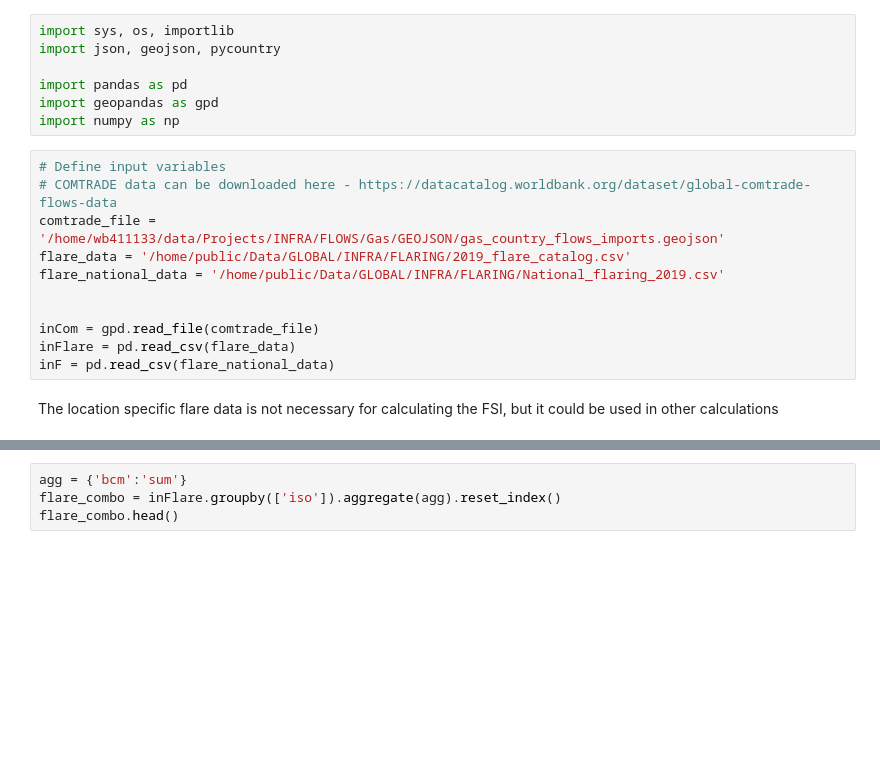
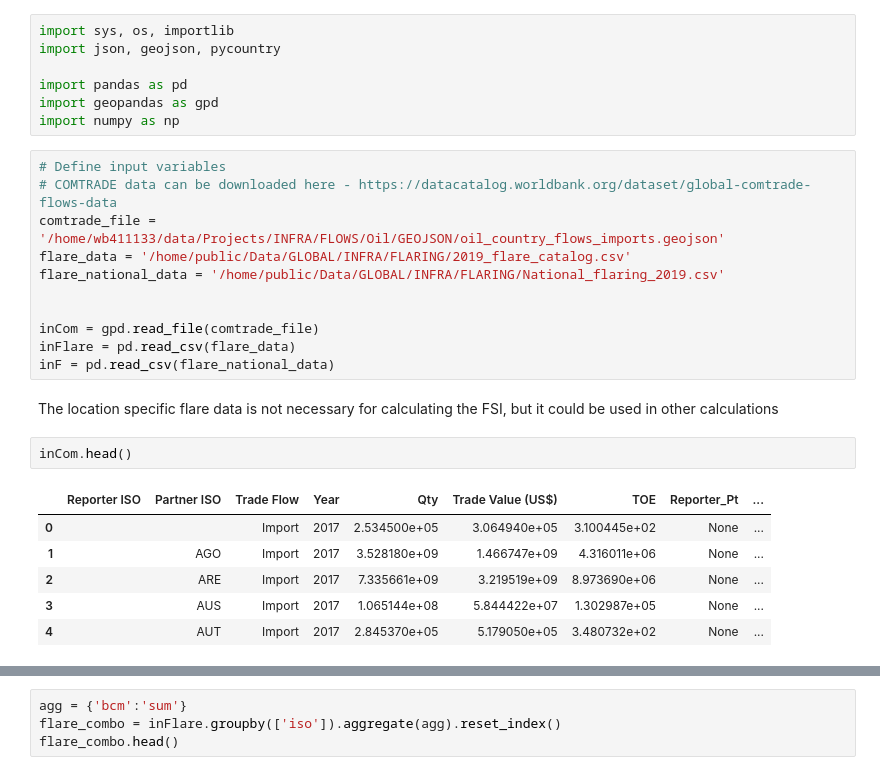
Before and after one commit to worldbank/INFRA_SAP, a Jupyter notebook: Notebooks/DP_INFRA_B_MappingImportedFlaring.ipynb, the cells around one changed output, grey strips where cells are left out. Cells and saved outputs as stored; diff of their text form; blank space fills up the shorter version.

```diff
--- a/Notebooks/DP_INFRA_B_MappingImportedFlaring.ipynb
+++ b/Notebooks/DP_INFRA_B_MappingImportedFlaring.ipynb
@@ -30,7 +30,7 @@ import numpy as np
 # %%
 # Define input variables
 # COMTRADE data can be downloaded here - https://datacatalog.worldbank.org/dataset/global-comtrade-flows-data
-comtrade_file = '/home/wb411133/data/Projects/INFRA/FLOWS/Gas/GEOJSON/gas_country_flows_imports.geojson'
+comtrade_file = '/home/wb411133/data/Projects/INFRA/FLOWS/Oil/GEOJSON/oil_country_flows_imports.geojson'
 flare_data = '/home/public/Data/GLOBAL/INFRA/FLARING/2019_flare_catalog.csv'
 flare_national_data = '/home/public/Data/GLOBAL/INFRA/FLARING/National_flaring_2019.csv'
 
@@ -40,3 +40,12 @@ inFlare = pd.read_csv(flare_data)
 inF = pd.read_csv(flare_national_data)
 # %% [markdown]
 The location specific flare data is not necessary for calculating the FSI, but it could be used in other calculations
+# %%
+inCom.head()
+# %% [output]
+|  | Reporter ISO | Partner ISO | Trade Flow | Year | Qty | Trade Value (US$) | TOE | Reporter_Pt | ... |
+| 0 |  |  | Import | 2017 | 2.534500e+05 | 3.064940e+05 | 3.100445e+02 | None | ... |
+| 1 |  | AGO | Import | 2017 | 3.528180e+09 | 1.466747e+09 | 4.316011e+06 | None | ... |
+| 2 |  | ARE | Import | 2017 | 7.335661e+09 | 3.219519e+09 | 8.973690e+06 | None | ... |
+| 3 |  | AUS | Import | 2017 | 1.065144e+08 | 5.844422e+07 | 1.302987e+05 | None | ... |
+| 4 |  | AUT | Import | 2017 | 2.845370e+05 | 5.179050e+05 | 3.480732e+02 | None | ... |
```
Also changed, not shown: parts of 9 cells of this notebook, 6 other files.
